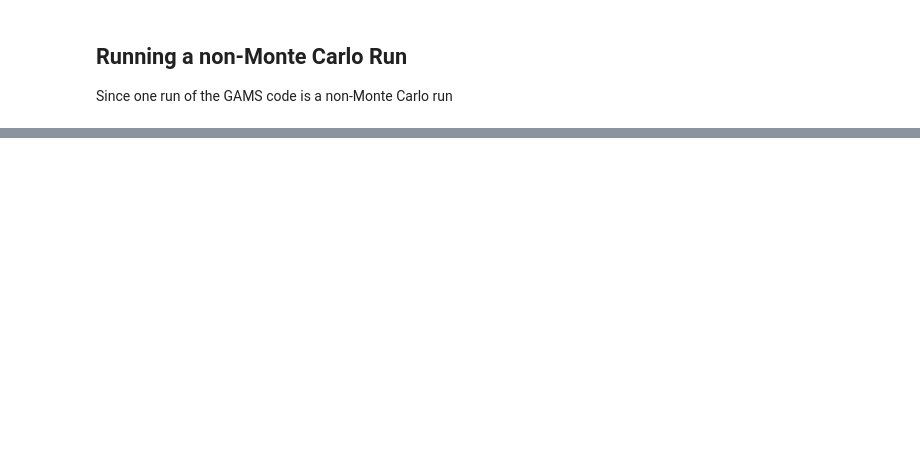
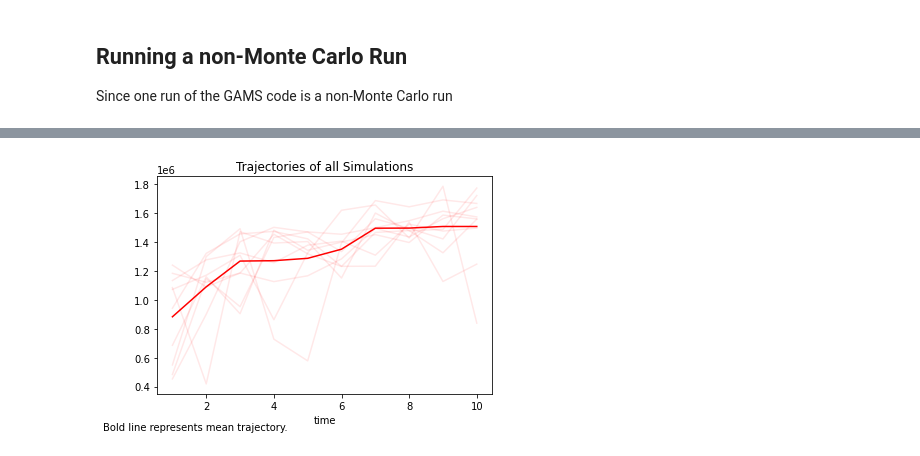
Before and after one commit to minimod-nutrition/minimod, a Jupyter notebook: Optimization Work/Monte Carlo Test/gams_monte_carlo_test.ipynb, the cells around one changed output, grey strips where cells are left out. Cells and saved outputs as stored; diff of their text form; code cells hidden in the pictures; blank space fills up the shorter version.

```diff
--- a/Optimization Work/Monte Carlo Test/gams_monte_carlo_test.ipynb
+++ b/Optimization Work/Monte Carlo Test/gams_monte_carlo_test.ipynb
@@ -415,2 +941,4 @@ a.plot_opt_hist(save = "sim_results.png")
 # %%
-a.plot_sim_trajectories(save = 'sim_traj.png')
+a.plot_sim_trajectories()
+# %% [output]
+[figure, added]
```
Also changed, not shown: parts of 23 cells of this notebook, 1 other file.
